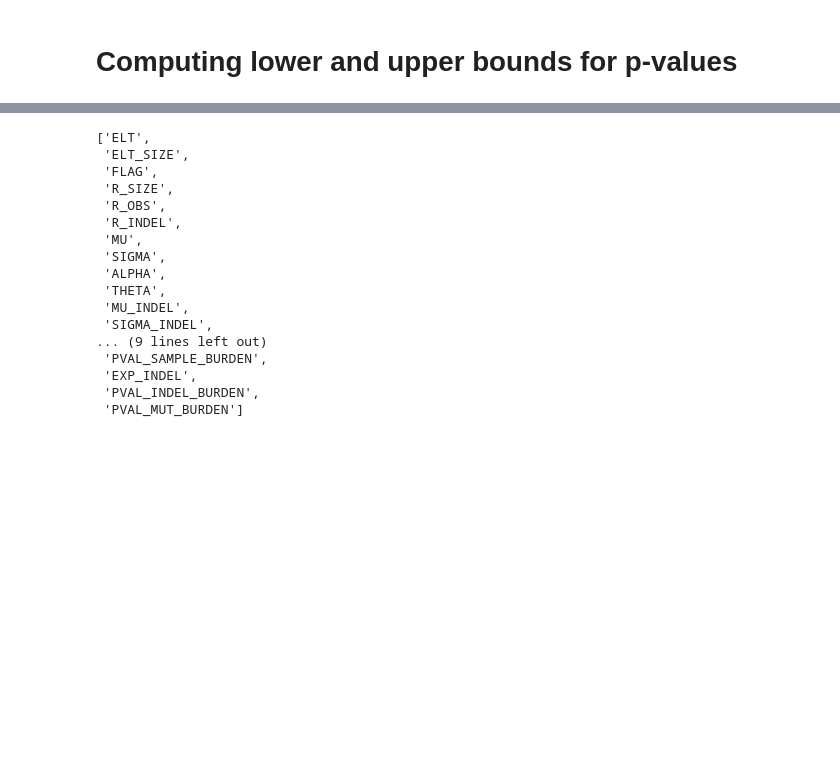
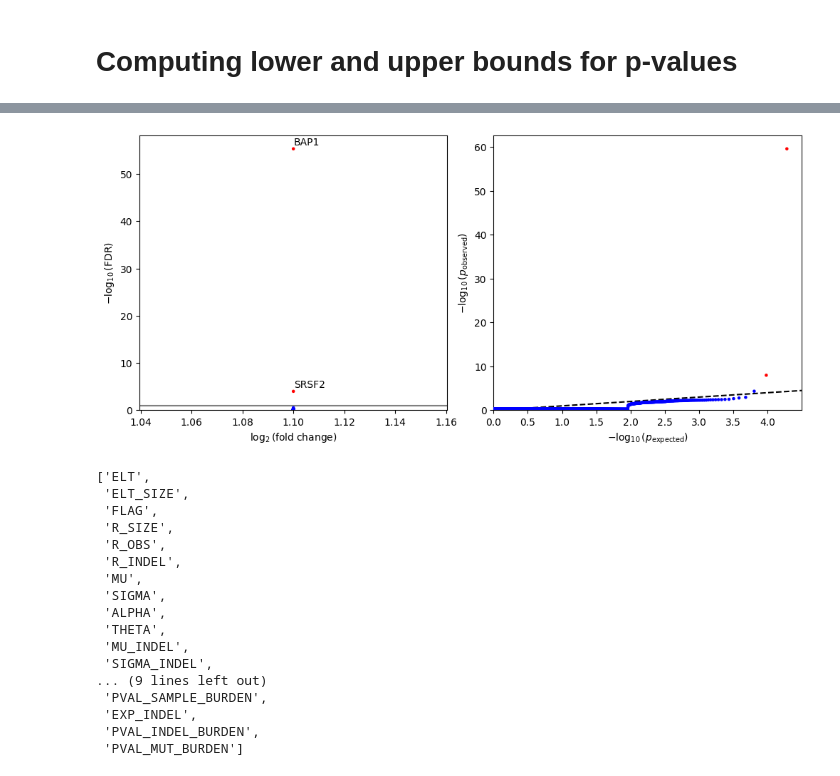
Before and after one commit to getzlab/dig_test_burden, a Jupyter notebook: process_results.ipynb, the cells around one changed output, grey strips where cells are left out. Drawn from its saved outputs; the diff is of its cells as text; code cells hidden in the pictures; blank space fills up the shorter version.

```diff
--- a/process_results.ipynb
+++ b/process_results.ipynb
@@ -215,3 +258,10 @@ plot_functions.plot_volcano(p, d, l, pval_bounds=p_bounds, ymax_vol=16, ymax_qq=
+# %%
+d = np.array([1.1] * df.shape[0])
+p = df.PVAL_MUT_BURDEN.to_numpy()
+l = df.GENE.to_numpy()
+plot_functions.plot_volcano(p, d, l)
+# %% [output]
+[figure, added]
 # %%
 df_prom = pd.read_csv('promoters.results.txt', sep='\t')
 df_prom.columns.tolist()
```
Also changed, not shown: parts of 7 cells of this notebook, 1 other file.
